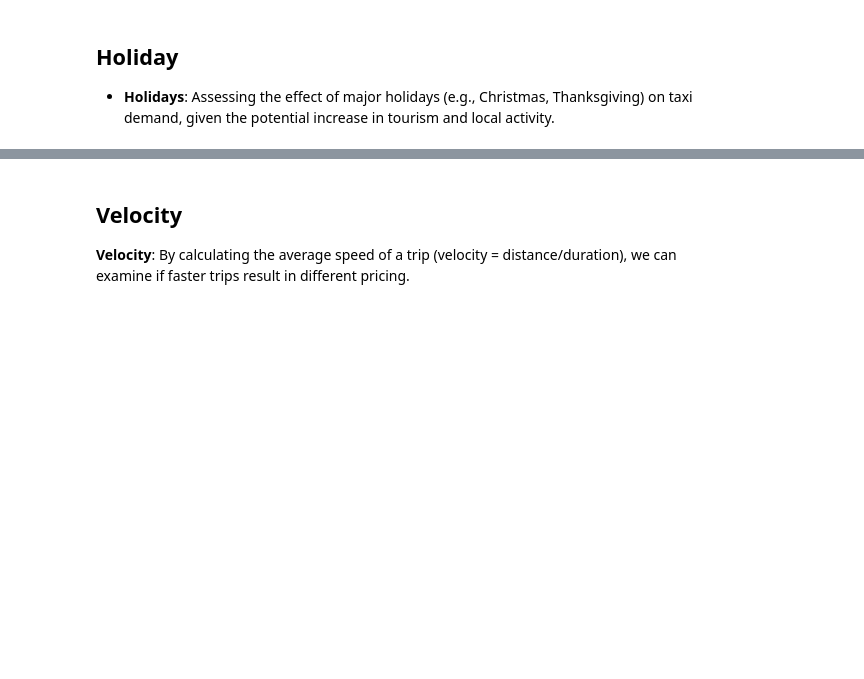
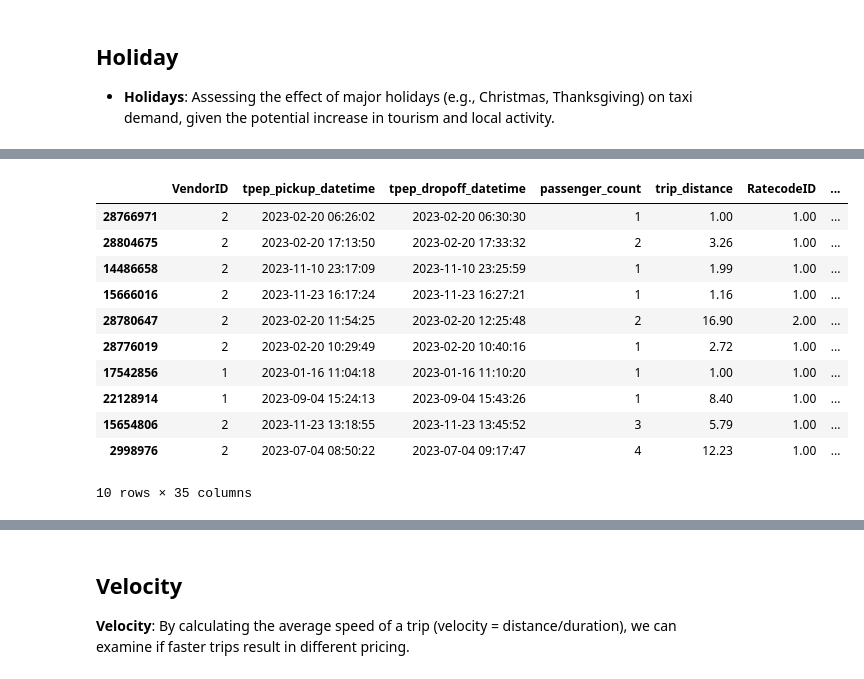
Before and after one commit to doli99/Advanced_Data_Analytics_Advanced_Programming_UNIL_MsCM_BA_Mariam_Dolidze_2024, a Jupyter notebook: FEATURE_ENGINEERING.ipynb, the cells around one changed output, grey strips where cells are left out. Cells and saved outputs as stored; diff of their text form; code cells hidden in the pictures; blank space fills up the shorter version.

```diff
--- a/FEATURE_ENGINEERING.ipynb
+++ b/FEATURE_ENGINEERING.ipynb
@@ -255,0 +555,3 @@ df['is_holiday'] = df['tpep_pickup_datetime'].dt.normalize().isin(holidays).asty
+# %%
+holidays = df[df['is_holiday']==1]
+holidays.describe()
@@ -255,0 +569,15 @@ df['is_holiday'] = df['tpep_pickup_datetime'].dt.normalize().isin(holidays).asty
+# %%
+holidays.sample(10)
+# %% [output]
+|  | VendorID | tpep_pickup_datetime | tpep_dropoff_datetime | passenger_count | trip_distance | RatecodeID | ... |
+| 28766971 | 2 | 2023-02-20 06:26:02 | 2023-02-20 06:30:30 | 1 | 1.00 | 1.00 | ... |
+| 28804675 | 2 | 2023-02-20 17:13:50 | 2023-02-20 17:33:32 | 2 | 3.26 | 1.00 | ... |
+| 14486658 | 2 | 2023-11-10 23:17:09 | 2023-11-10 23:25:59 | 1 | 1.99 | 1.00 | ... |
+| 15666016 | 2 | 2023-11-23 16:17:24 | 2023-11-23 16:27:21 | 1 | 1.16 | 1.00 | ... |
+| 28780647 | 2 | 2023-02-20 11:54:25 | 2023-02-20 12:25:48 | 2 | 16.90 | 2.00 | ... |
+| 28776019 | 2 | 2023-02-20 10:29:49 | 2023-02-20 10:40:16 | 1 | 2.72 | 1.00 | ... |
+| 17542856 | 1 | 2023-01-16 11:04:18 | 2023-01-16 11:10:20 | 1 | 1.00 | 1.00 | ... |
+| 22128914 | 1 | 2023-09-04 15:24:13 | 2023-09-04 15:43:26 | 1 | 8.40 | 1.00 | ... |
+| 15654806 | 2 | 2023-11-23 13:18:55 | 2023-11-23 13:45:52 | 3 | 5.79 | 1.00 | ... |
+| 2998976 | 2 | 2023-07-04 08:50:22 | 2023-07-04 09:17:47 | 4 | 12.23 | 1.00 | ... |
+10 rows × 35 columns
```
Also changed, not shown: parts of 87 cells of this notebook.
